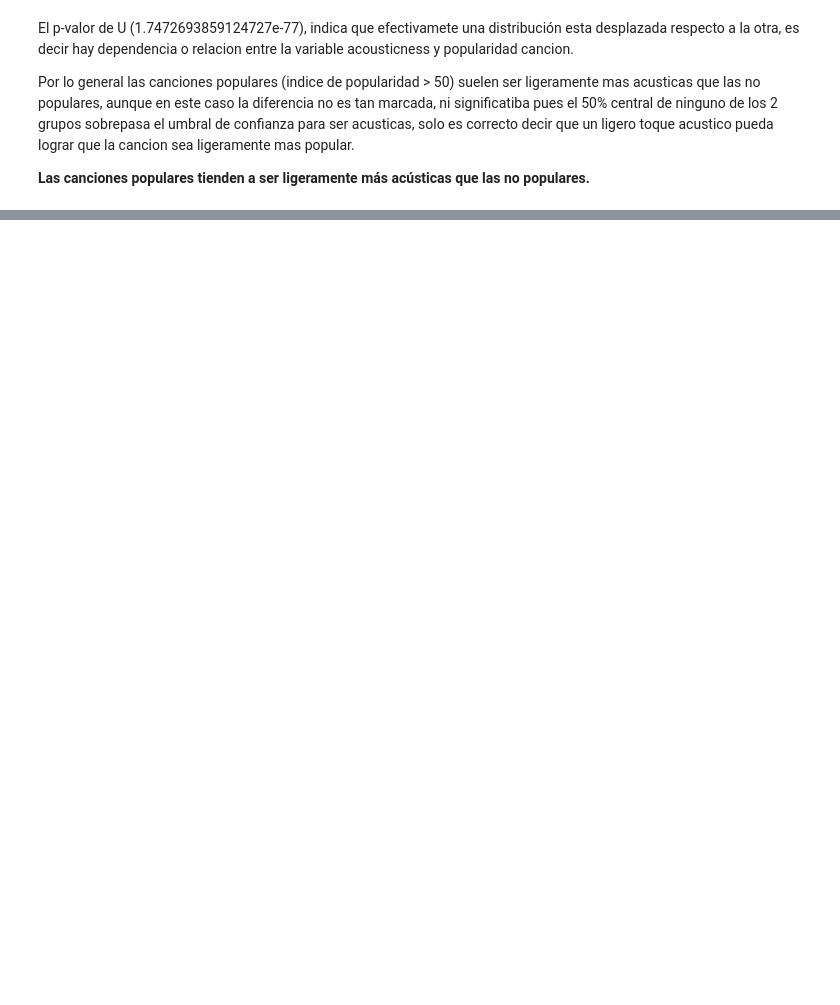
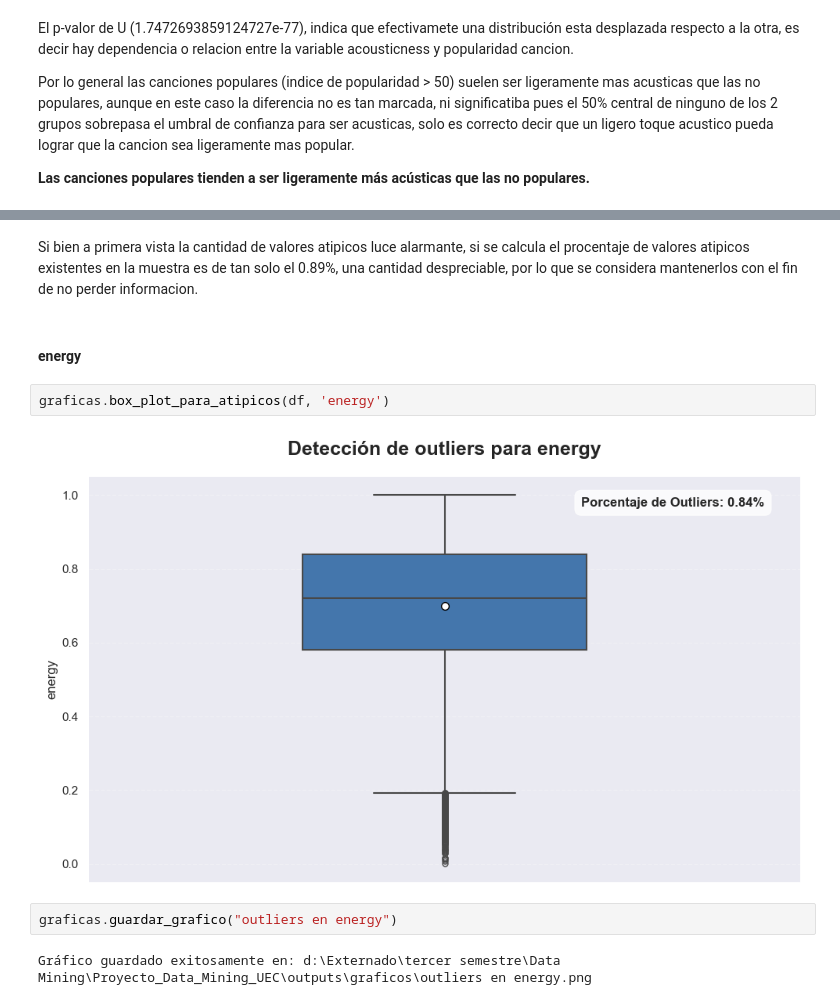
Before and after one commit to juanpablocarrillohortua/Proyecto_Data_Mining_UEC, a Jupyter notebook: notebooks/EDA_&_1st_part_notebook.ipynb, the cells around one changed output, grey strips where cells are left out. Saved outputs shown, nothing was run; the diff lists cells and outputs as text; blank space fills up the shorter version.

```diff
--- a/notebooks/EDA_&_1st_part_notebook.ipynb
+++ b/notebooks/EDA_&_1st_part_notebook.ipynb
@@ -1085,0 +1160,12 @@ Por lo general las canciones populares (indice de popularidad > 50) suelen ser l
+# %% [markdown]
+Si bien a primera vista la cantidad de valores atipicos luce alarmante, si se calcula el procentaje de valores atipicos existentes en la muestra es de tan solo el 0.89%, una cantidad despreciable, por lo que se considera mantenerlos con el fin de no perder informacion.
+# %% [markdown]
+#### energy
+# %%
+graficas.box_plot_para_atipicos(df, 'energy')
+# %% [output]
+[figure, added]
+# %%
+graficas.guardar_grafico("outliers en energy")
+# %% [output]
+Gráfico guardado exitosamente en: d:\Externado\tercer semestre\Data Mining\Proyecto_Data_Mining_UEC\outputs\graficos\outliers en energy.png
```
Also changed, not shown: parts of 28 cells of this notebook, 6 other files.
